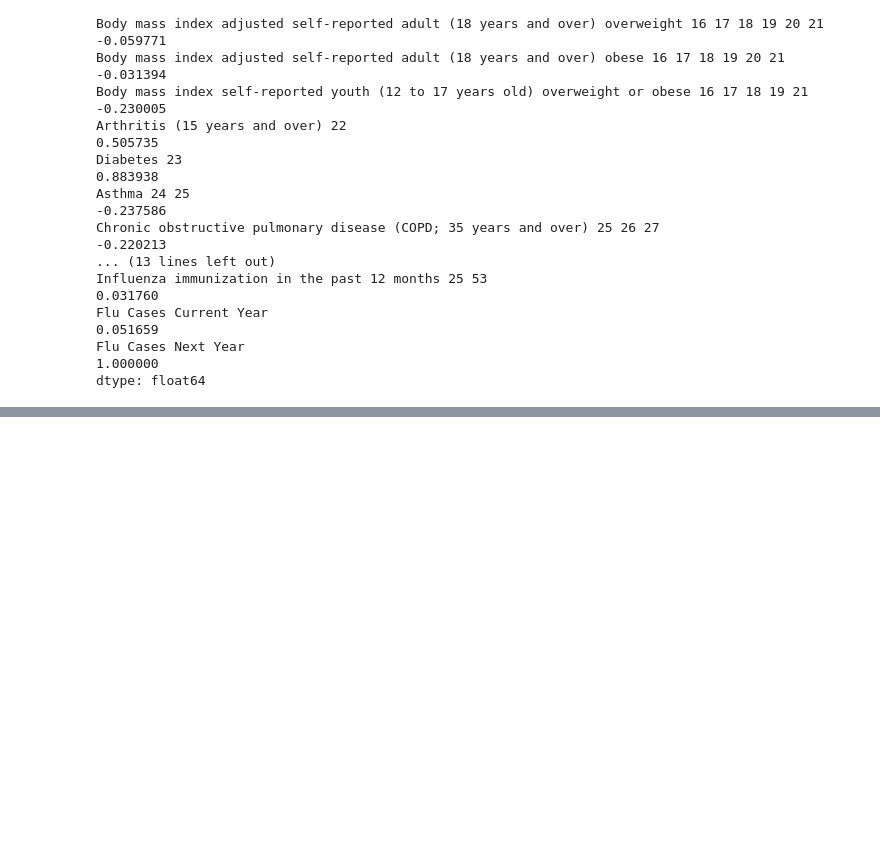
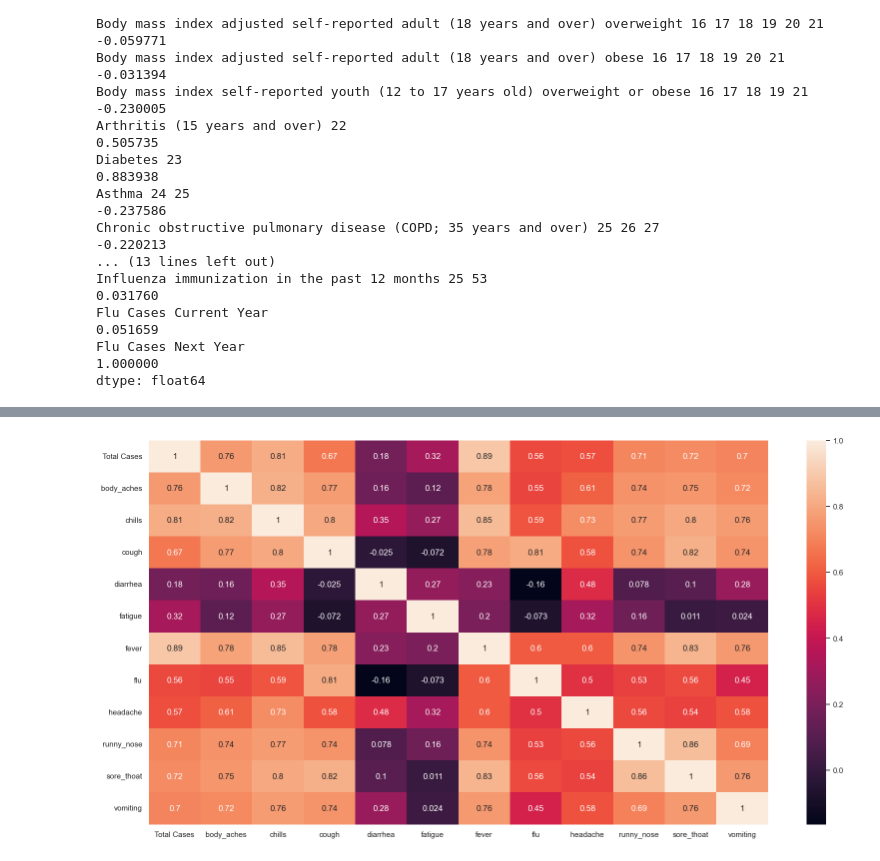
Before and after one commit to jess-moloney/LHL_final_project_influenza_forecasting, a Jupyter notebook: notebooks/Data_Cleaning.ipynb, the cells around one changed output, grey strips where cells are left out. Saved outputs shown, nothing was run; the diff lists cells and outputs as text; code cells hidden in the pictures; blank space fills up the shorter version.

```diff
--- a/notebooks/Data_Cleaning.ipynb
+++ b/notebooks/Data_Cleaning.ipynb
@@ -566,0 +943,6 @@ sns.pairplot(df_indicators, kind='scatter')
+# %%
+corr_matrix = df_flu_symptoms_pre_COVID.corr()
+sns.heatmap(corr_matrix, annot=True)
+plt.show()
+# %% [output]
+[figure, added]
```
Also changed, not shown: parts of 51 cells of this notebook, 34 other files.
